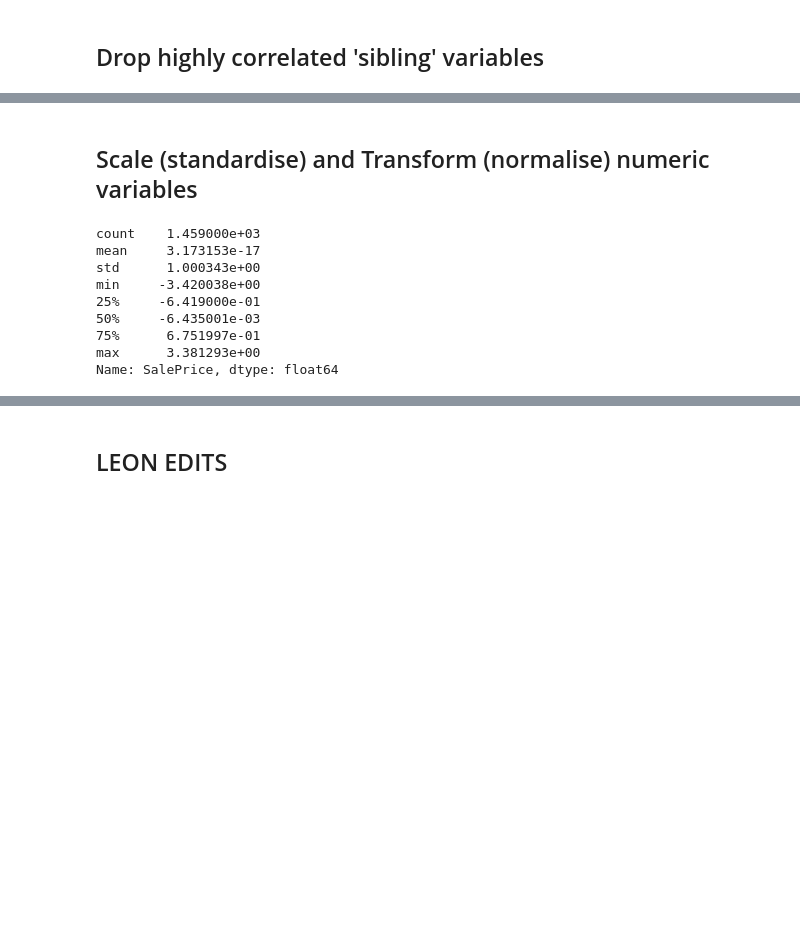
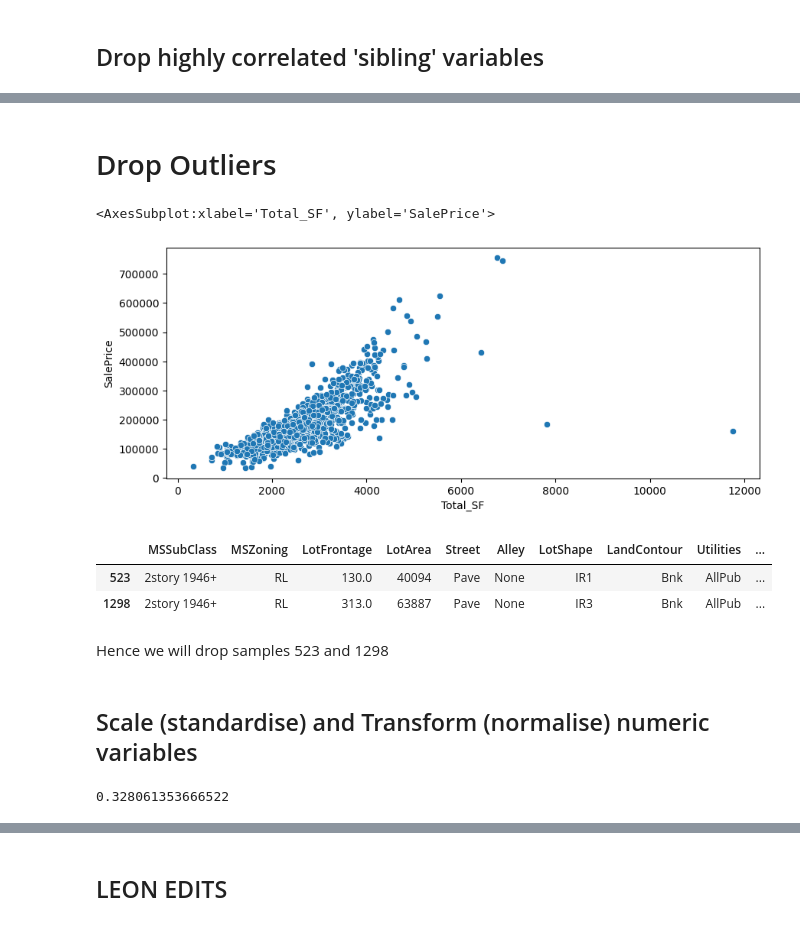
Before and after one commit to leonghchan/group-project, a Jupyter notebook: master.ipynb, the cells around one changed output, grey strips where cells are left out. Drawn from its saved outputs; the diff is of its cells as text; code cells hidden in the pictures; blank space fills up the shorter version.

Commit message:
tinkering with RandomForest

```diff
--- a/master.ipynb
+++ b/master.ipynb
@@ -197,3 +182,20 @@ final_feats
+# %% [markdown]
+# Drop Outliers
+# %%
+feats_w_target = final_feats.copy()
+feats_w_target['SalePrice'] = target
+sns.scatterplot(x=feats_w_target.Total_SF, y=feats_w_target.SalePrice)
+# %% [output]
+<AxesSubplot:xlabel='Total_SF', ylabel='SalePrice'>
+[figure, added]
+# %%
+feats_w_target[(feats_w_target.Total_SF > 7000) & (feats_w_target.SalePrice < 250000)]
+# %% [output]
+|  | MSSubClass | MSZoning | LotFrontage | LotArea | Street | Alley | LotShape | LandContour | Utilities | ... |
+| 523 | 2story 1946+ | RL | 130.0 | 40094 | Pave | None | IR1 | Bnk | AllPub | ... |
+| 1298 | 2story 1946+ | RL | 313.0 | 63887 | Pave | None | IR3 | Bnk | AllPub | ... |
+# %% [markdown]
+Hence we will drop samples 523 and 1298
 # %% [markdown]
 ## Scale (standardise) and Transform (normalise) numeric variables
 # %%
@@ -213,15 +217,3 @@ final_target = final_target['SalePrice']
-# %%
-final_target.describe()
-# %% [output]
-count    1.459000e+03
-mean     3.173153e-17
-std      1.000343e+00
-min     -3.420038e+00
-25%     -6.419000e-01
-50%     -6.435001e-03
-75%      6.751997e-01
-max      3.381293e+00
-Name: SalePrice, dtype: float64
 # %%
 from sklearn.model_selection import train_test_split
 from sklearn.model_selection import cross_val_score
@@ -232,17 +224,10 @@ from sklearn.metrics import mean_absolute_error
 
 X_train, X_valid, y_train, y_valid = train_test_split(final_train, final_target, test_size=0.1, random_state=42)
 
-forest = RandomForestRegressor(n_estimators=100, criterion='mae', random_state=42, max_features=30, min_samples_leaf=2, max_depth=20)
-scores = cross_val_score(forest, X_train, y_train, cv=10, scoring='neg_mean_squared_error')
-scores.mean()
+forest = RandomForestRegressor(n_estimators=100, criterion='mae', random_state=42, max_features=0.5, min_samples_leaf=2, max_depth=20)
 forest.fit(X_train, y_train)
-result = permutation_importance(forest, X_train, y_train, random_state=42)
-# forest.fit(X_train, y_train)
-# preds = forest.predict(X_valid)
-# print(mean_squared_error(y_valid, preds, squared=False))
-# print(mean_absolute_error(y_valid, preds))
-# print(forest.score(X_valid, y_valid))
-# print(forest.score(X_train, y_train))
-# train_preds = forest.predict(X_train)
-# print(mean_squared_error(y_train, train_preds))#, squared=False))
+preds = forest.predict(X_valid)
+print(mean_squared_error(y_valid, preds, squared=False))
+# %% [output]
+0.328061353666522
 # %%
```
Also changed, not shown: parts of 3 cells of this notebook.
